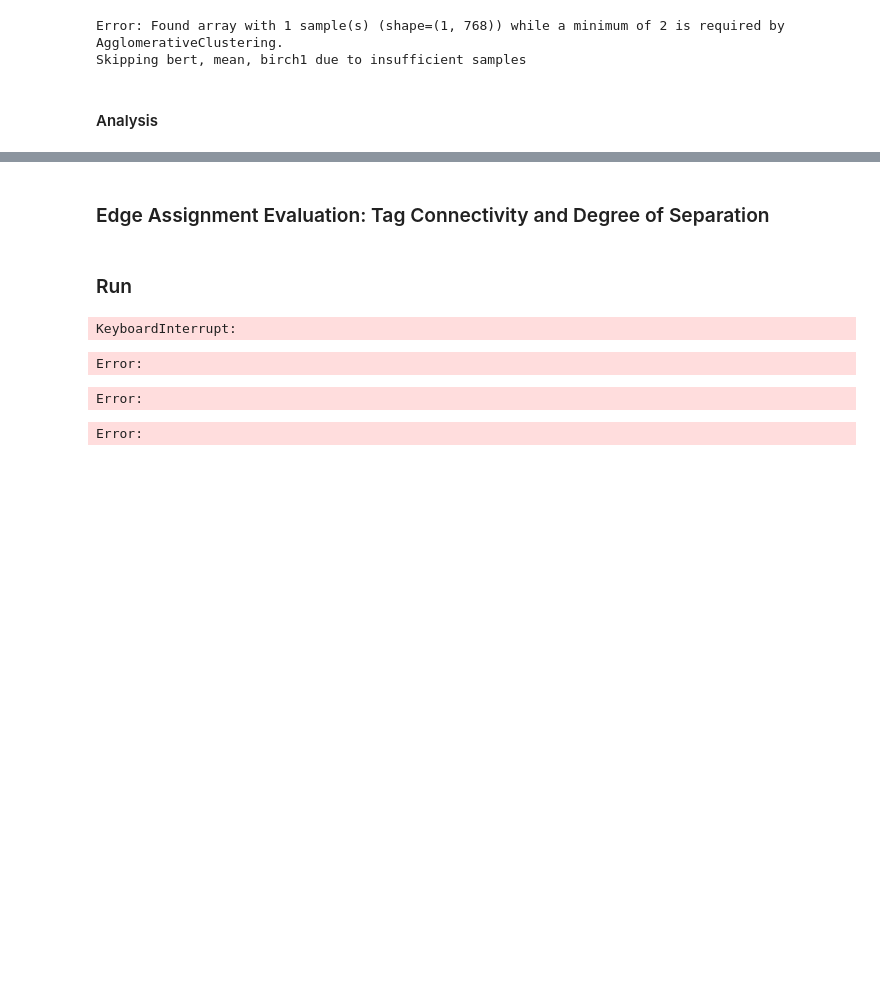
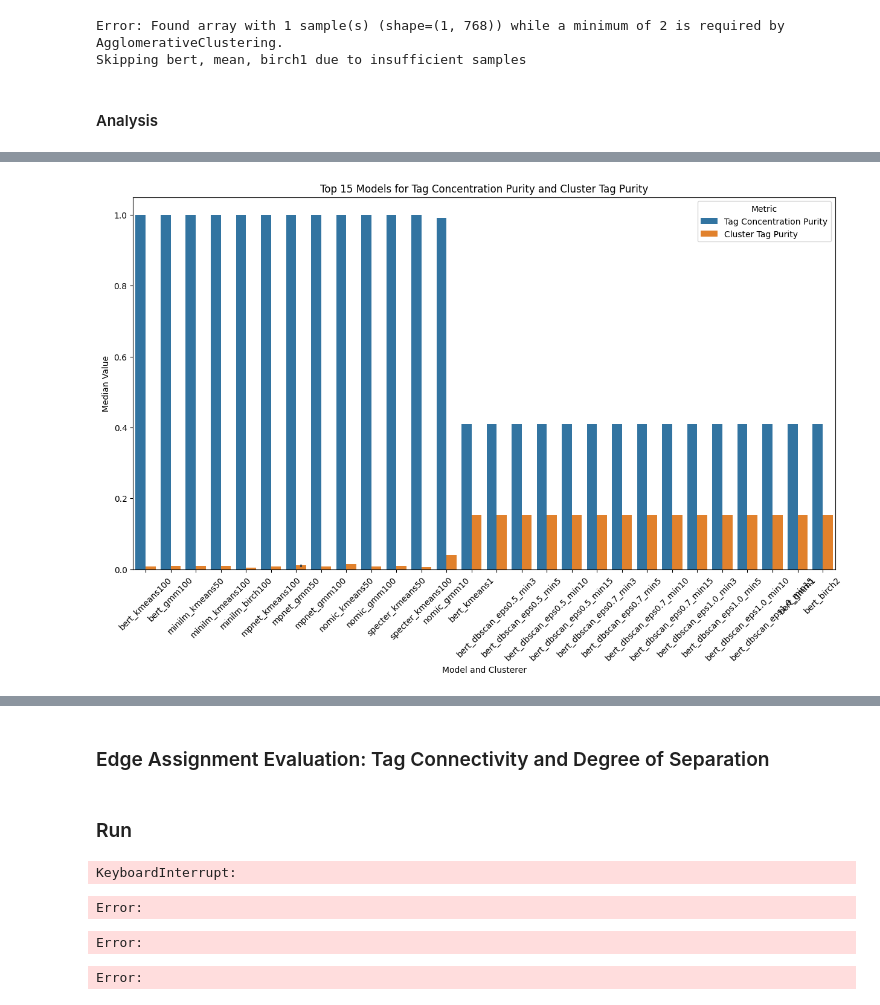
Before and after one commit to erikluu/LociNetBackup, a Jupyter notebook: run_evaluation.ipynb, the cells around one changed output, grey strips where cells are left out. Cells and saved outputs as stored; diff of their text form; code cells hidden in the pictures; blank space fills up the shorter version.

```diff
--- a/run_evaluation.ipynb
+++ b/run_evaluation.ipynb
@@ -375,0 +522,69 @@ df2.to_csv("analysis/metric2_medium1k_mpnet.csv") # run again
+# %%
+df = df.dropna()
+
+# Extract lists of dictionaries
+tag_concentration_purity = list(df['tag_concentration_purity'])
+cluster_tag_purity = list(df['cluster_tag_purity'])
+
+# Extract unique tags from dictionaries
+tags = set(tag for d in tag_concentration_purity for tag in d.keys())
+
+# Function to calculate median values for each model and clusterer
+def calculate_median_values(df):
+    median_values = []
+    models = df['embedding_model'].unique()
+    clusterers = df['clusterer'].unique()
+    for model in models:
+        for clusterer in clusterers:
+            subset_df = df[(df['embedding_model'] == model) & (df['clusterer'] == clusterer)]
+            tag_concentration_purity = list(subset_df['tag_concentration_purity'])
+            cluster_tag_purity = list(subset_df['cluster_tag_purity'])
+            for tag in tags:
+                tag_concentration_values = [d[tag] for d in tag_concentration_purity if tag in d]
+                cluster_tag_values = [d[tag] for d in cluster_tag_purity if tag in d]
+                median_tag_concentration = pd.Series(tag_concentration_values).median()
+                median_cluster_tag = pd.Series(cluster_tag_values).median()
+                median_values.append({'Model_Clusterer': f'{model}_{clusterer}',
+                                      'Tag': tag,
+                                      'Tag Concentration Purity': median_tag_concentration,
+                                      'Cluster Tag Purity': median_cluster_tag})
+    return pd.DataFrame(median_values)
+
+# Calculate median values
+median_values = calculate_median_values(df)
+
+# Get top 10 models for tag concentration and cluster tag purity
+top_tag_concentration = median_values.nlargest(15, 'Tag Concentration Purity')
+top_cluster_tag_purity = median_values.nlargest(15, 'Cluster Tag Purity')
+
+# Combine top models for tag concentration and cluster tag purity
+top_models = pd.concat([top_tag_concentration, top_cluster_tag_purity]).drop_duplicates().reset_index(drop=True)
+
+# Reshape data for side-by-side bar plots
+top_models_melted = top_models.melt(id_vars=['Model_Clusterer', 'Tag'],
+                                    value_vars=['Tag Concentration Purity', 'Cluster Tag Purity'],
+                                    var_name='Metric',
+                                    value_name='Value')
+
+# Plot the top models
+plt.figure(figsize=(15, 8))
+sns.barplot(x='Model_Clusterer', y='Value', hue='Metric', data=top_models_melted)
+plt.xlabel('Model and Clusterer')
+plt.ylabel('Median Value')
+plt.title('Top 15 Models for Tag Concentration Purity and Cluster Tag Purity')
+plt.xticks(rotation=45)
+plt.legend(title='Metric')
+plt.show()
+
+print("Top 15 models for Tag Concentration Purity:")
+print(top_tag_concentration[['Model_Clusterer', 'Tag', 'Tag Concentration Purity']])
+print("\nTop 15 models for Cluster Tag Purity:")
+print(top_cluster_tag_purity[['Model_Clusterer', 'Tag', 'Cluster Tag Purity']])
+
+top_tags_concentration = top_tag_concentration['Tag'].value_counts().index.tolist()
+top_tags_purity = top_cluster_tag_purity['Tag'].value_counts().index.tolist()
+top_tags = set(top_tags_concentration).union(set(top_tags_purity))
+
+print(top_tags)
+# %% [output]
+[figure, added]
```
Also changed, not shown: parts of 19 cells of this notebook, 8 other files.
